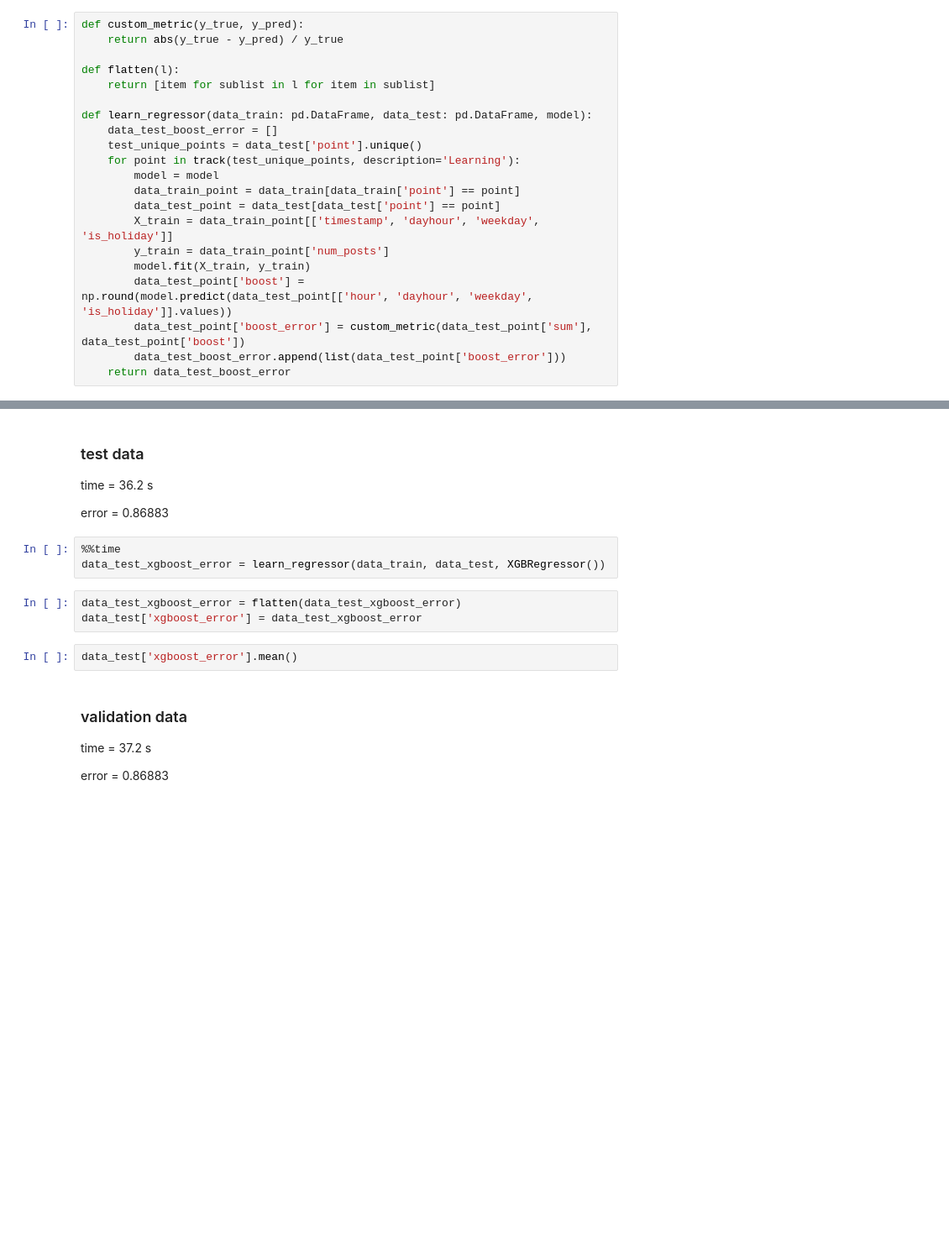
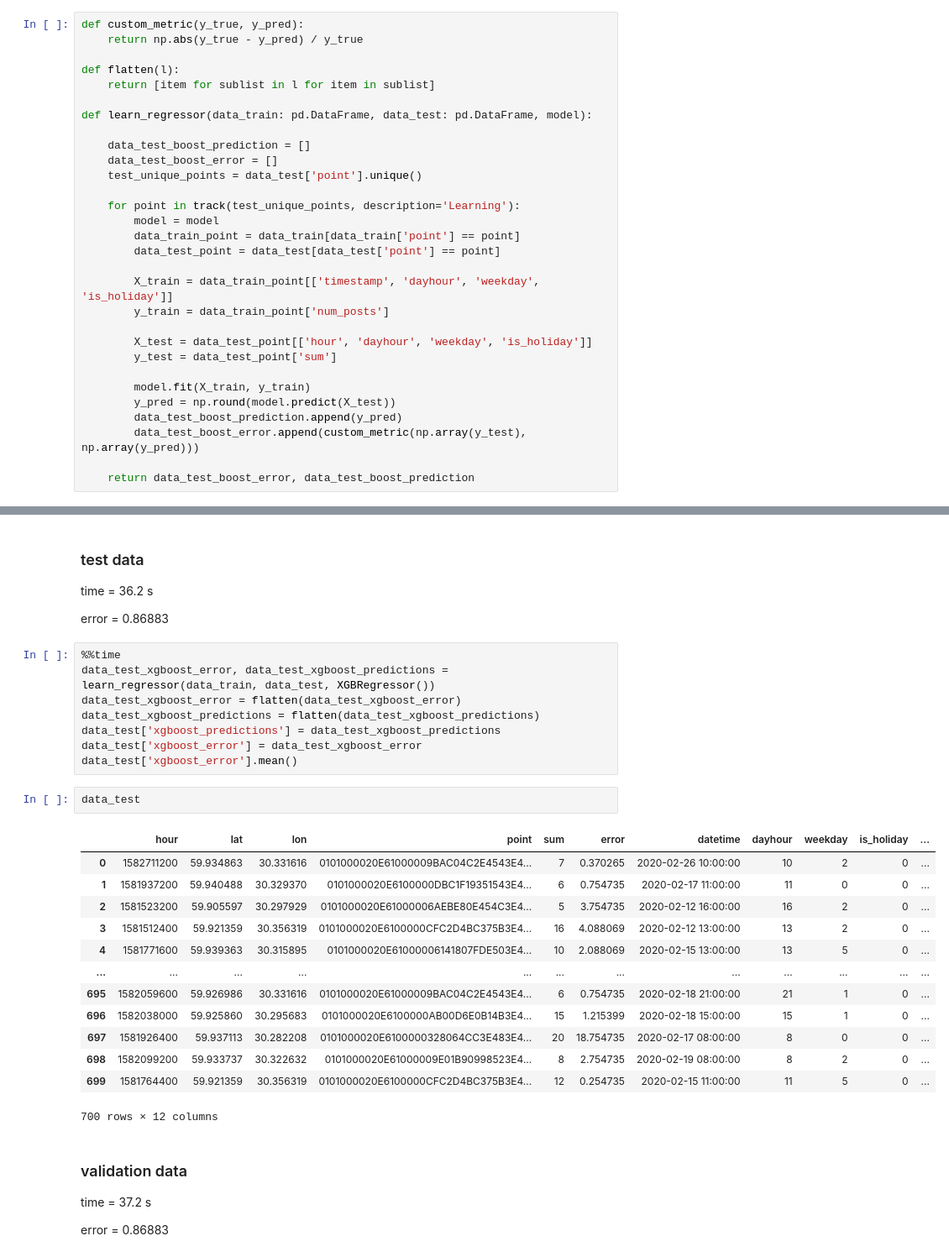
Before and after one commit to jrzkaminski/IndustrialML-ITMO, a Jupyter notebook: Regressors_solutions.ipynb, the cells around one changed output, grey strips where cells are left out. Shown at 84% size. Drawn from its saved outputs; the diff is of its cells as text; blank space fills up the shorter version.

Commit message:
data saving for visualisation

```diff
--- a/Regressors_solutions.ipynb
+++ b/Regressors_solutions.ipynb
@@ -85,25 +99,34 @@ data_train = data_train.drop(['time'], axis=1)
 # ax.legend();
 # %%
 def custom_metric(y_true, y_pred):
-    return abs(y_true - y_pred) / y_true
+    return np.abs(y_true - y_pred) / y_true
 
 def flatten(l):
     return [item for sublist in l for item in sublist]
 
 def learn_regressor(data_train: pd.DataFrame, data_test: pd.DataFrame, model):
+
+    data_test_boost_prediction = []
     data_test_boost_error = []
     test_unique_points = data_test['point'].unique()
+
     for point in track(test_unique_points, description='Learning'):
         model = model
         data_train_point = data_train[data_train['point'] == point]
         data_test_point = data_test[data_test['point'] == point]
+
         X_train = data_train_point[['timestamp', 'dayhour', 'weekday', 'is_holiday']]
         y_train = data_train_point['num_posts']
+
+        X_test = data_test_point[['hour', 'dayhour', 'weekday', 'is_holiday']]
+        y_test = data_test_point['sum']
+
         model.fit(X_train, y_train)
-        data_test_point['boost'] = np.round(model.predict(data_test_point[['hour', 'dayhour', 'weekday', 'is_holiday']].values))
-        data_test_point['boost_error'] = custom_metric(data_test_point['sum'], data_test_point['boost'])
-        data_test_boost_error.append(list(data_test_point['boost_error']))
-    return data_test_boost_error
+        y_pred = np.round(model.predict(X_test))
+        data_test_boost_prediction.append(y_pred)
+        data_test_boost_error.append(custom_metric(np.array(y_test), np.array(y_pred)))
+
+    return data_test_boost_error, data_test_boost_prediction
 # %% [markdown]
 ## Mutual info score calculation
 # %%
@@ -141,12 +174,28 @@ time = 36.2 s
 error = 0.86883
 # %%
 %%time
-data_test_xgboost_error = learn_regressor(data_train, data_test, XGBRegressor())
+data_test_xgboost_error, data_test_xgboost_predictions = learn_regressor(data_train, data_test, XGBRegressor())
+data_test_xgboost_error = flatten(data_test_xgboost_error)
+data_test_xgboost_predictions = flatten(data_test_xgboost_predictions)
+data_test['xgboost_predictions'] = data_test_xgboost_predictions
+data_test['xgboost_error'] = data_test_xgboost_error
+data_test['xgboost_error'].mean()
-# %%
-data_test_xgboost_error = flatten(data_test_xgboost_error)
-data_test['xgboost_error'] = data_test_xgboost_error
 # %%
-data_test['xgboost_error'].mean()
+data_test
+# %% [output]
+|  | hour | lat | lon | point | sum | error | datetime | dayhour | weekday | is_holiday | ... |
+| 0 | 1582711200 | 59.934863 | 30.331616 | 0101000020E61000009BAC04C2E4543E4... | 7 | 0.370265 | 2020-02-26 10:00:00 | 10 | 2 | 0 | ... |
+| 1 | 1581937200 | 59.940488 | 30.329370 | 0101000020E6100000DBC1F19351543E4... | 6 | 0.754735 | 2020-02-17 11:00:00 | 11 | 0 | 0 | ... |
+| 2 | 1581523200 | 59.905597 | 30.297929 | 0101000020E61000006AEBE80E454C3E4... | 5 | 3.754735 | 2020-02-12 16:00:00 | 16 | 2 | 0 | ... |
+| 3 | 1581512400 | 59.921359 | 30.356319 | 0101000020E6100000CFC2D4BC375B3E4... | 16 | 4.088069 | 2020-02-12 13:00:00 | 13 | 2 | 0 | ... |
+| 4 | 1581771600 | 59.939363 | 30.315895 | 0101000020E61000006141807FDE503E4... | 10 | 2.088069 | 2020-02-15 13:00:00 | 13 | 5 | 0 | ... |
+| ... | ... | ... | ... | ... | ... | ... | ... | ... | ... | ... | ... |
+| 695 | 1582059600 | 59.926986 | 30.331616 | 0101000020E61000009BAC04C2E4543E4... | 6 | 0.754735 | 2020-02-18 21:00:00 | 21 | 1 | 0 | ... |
+| 696 | 1582038000 | 59.925860 | 30.295683 | 0101000020E6100000AB00D6E0B14B3E4... | 15 | 1.215399 | 2020-02-18 15:00:00 | 15 | 1 | 0 | ... |
+| 697 | 1581926400 | 59.937113 | 30.282208 | 0101000020E6100000328064CC3E483E4... | 20 | 18.754735 | 2020-02-17 08:00:00 | 8 | 0 | 0 | ... |
+| 698 | 1582099200 | 59.933737 | 30.322632 | 0101000020E61000009E01B90998523E4... | 8 | 2.754735 | 2020-02-19 08:00:00 | 8 | 2 | 0 | ... |
+| 699 | 1581764400 | 59.921359 | 30.356319 | 0101000020E6100000CFC2D4BC375B3E4... | 12 | 0.254735 | 2020-02-15 11:00:00 | 11 | 5 | 0 | ... |
+700 rows × 12 columns
 # %% [markdown]
 ### validation data
 
```
Also changed, not shown: parts of 16 cells of this notebook, 8 other files.
